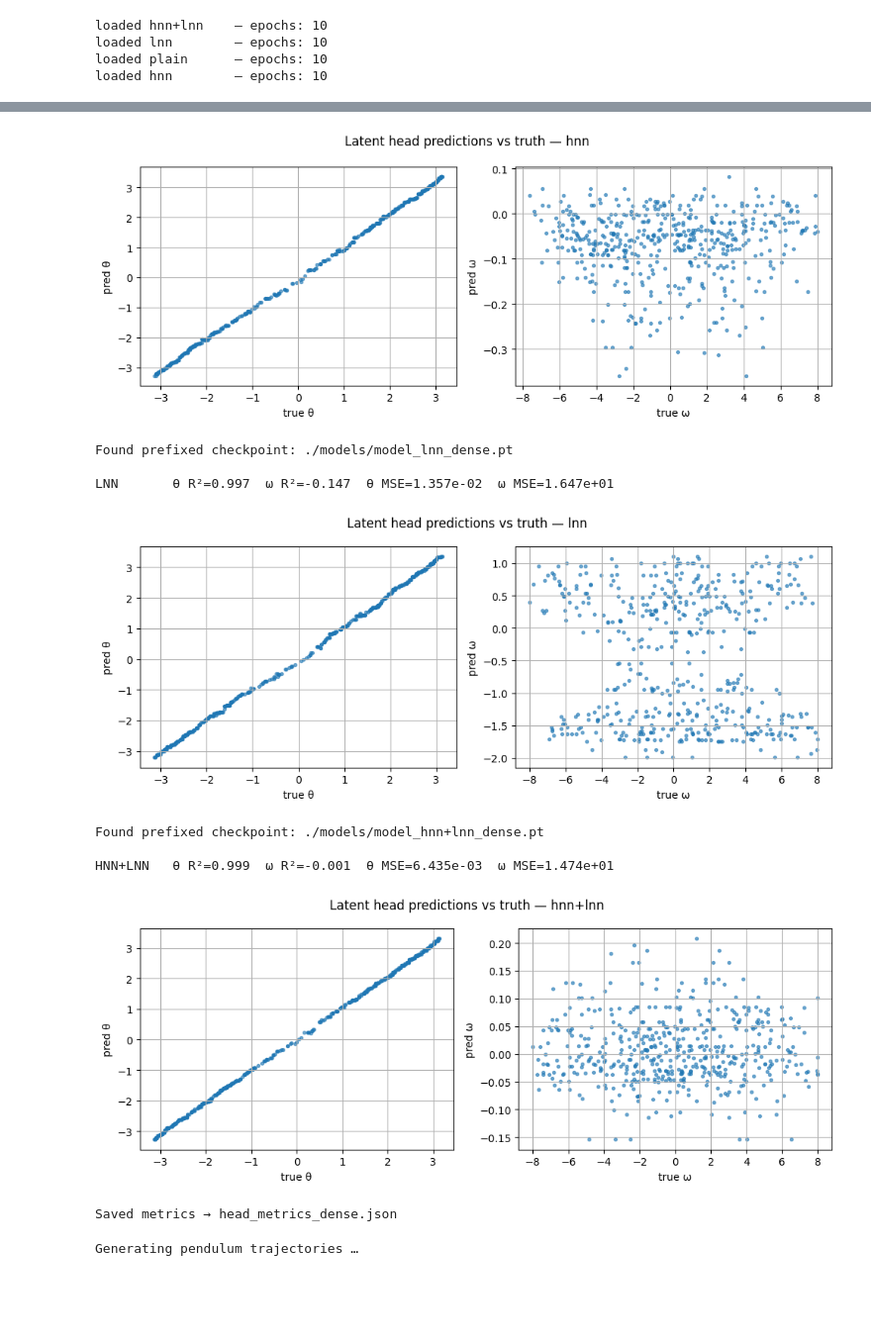
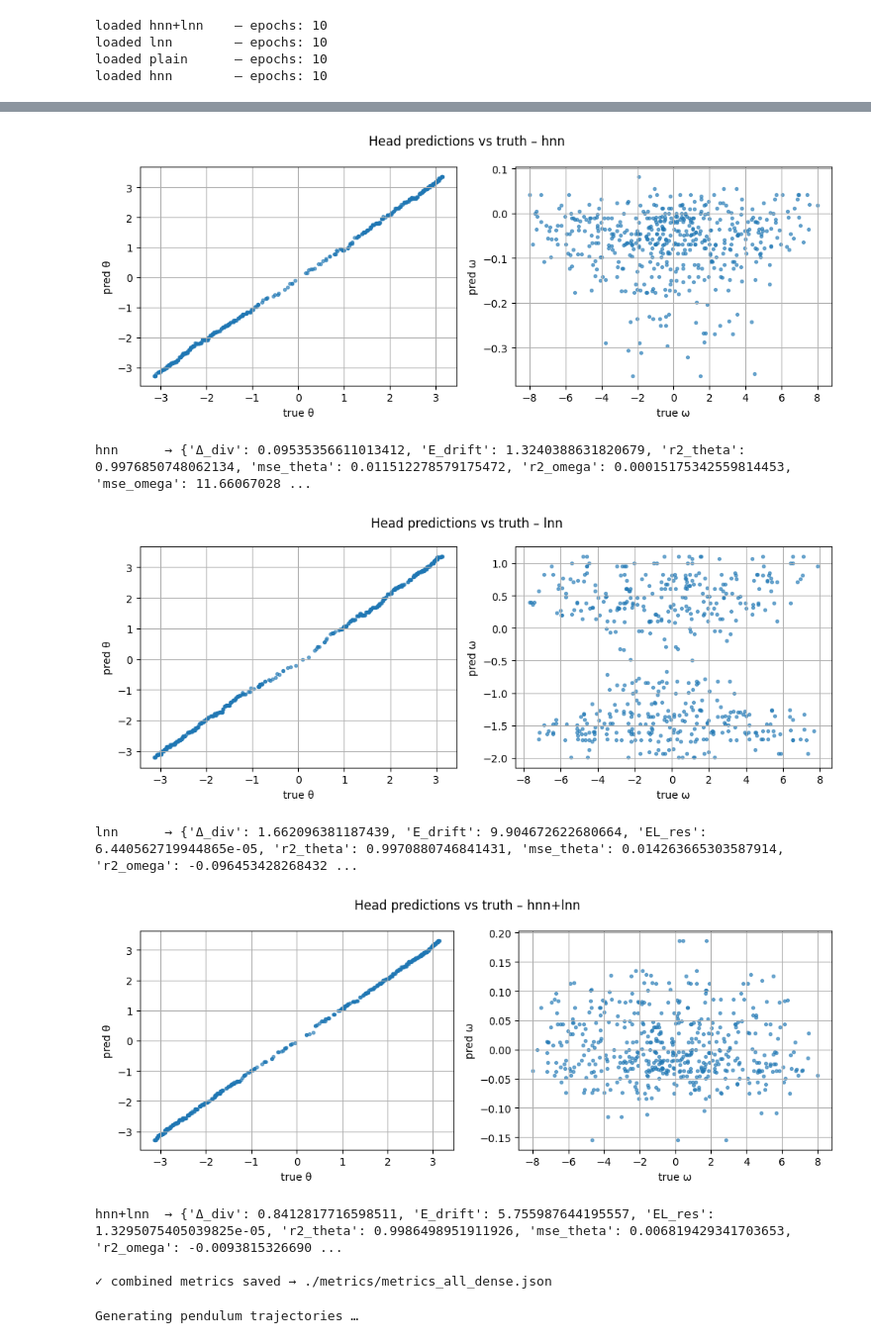
Before and after one commit to flavjoxhelollari/physics_informed_machine_learning, a Jupyter notebook: vjepa_pinn_informed_compact.ipynb, the cells around one changed output, grey strips where cells are left out. Shown at 99% size. Cells and saved outputs as stored; diff of their text form; code cells hidden in the pictures; blank space fills up the shorter version.

```diff
--- a/vjepa_pinn_informed_compact.ipynb
+++ b/vjepa_pinn_informed_compact.ipynb
@@ -97,18 +98,15 @@ for key, label in metrics_to_plot:
 # %%
 # a PendulumDataset identical to the one you used for training
-ds = PendulumDataset(num_episodes=30, episode_length=200,
+eval_ds = PendulumDataset(num_episodes=30, episode_length=200,
                          img_size=64, seq_len=3)
 
-if __name__ == "__main__":
-    modes = ["plain", "hnn", "lnn", "hnn+lnn"]
-
-    analyse_modes(
-        modes      = modes,
-        dataset    = ds,
-        model_ctor = lambda: VJEPA(embed_dim=384, depth=6, num_heads=6),
-        head_ctor  = lambda: nn.Linear(384, 2),
-        samples    = 500
-    )
+metrics = evaluate_all_modes(
+    modes        = ["plain", "hnn", "lnn", "hnn+lnn"],
+    dataset      = eval_ds,
+    cfg          = EvalConfig(),
+    combine      = 'mean',   # example: 70 % HNN, 30 % LNN
+    plot_scatter = True
+)
 # %% [output]
 Generating pendulum trajectories …
 Created 5940 windows (seq_len=3)
@@ -122,13 +115,11 @@ HNN       θ R²=0.997  ω R²=-0.001  θ MSE=1.279e-02  ω MSE=1.354e+01
-[figure, old version]
+[figure, new version]
-Found prefixed checkpoint: ./models/model_lnn_dense.pt
-
-LNN       θ R²=0.997  ω R²=-0.147  θ MSE=1.357e-02  ω MSE=1.647e+01
+hnn      → {'Δ_div': 0.09535356611013412, 'E_drift': 1.3240388631820679, 'r2_theta': 0.9976850748062134, 'mse_theta': 0.011512278579175472, 'r2_omega': 0.00015175342559814453, 'mse_omega': 11.66067028 ...
-[figure, old version]
+[figure, new version]
-Found prefixed checkpoint: ./models/model_hnn+lnn_dense.pt
-
-HNN+LNN   θ R²=0.999  ω R²=-0.001  θ MSE=6.435e-03  ω MSE=1.474e+01
+lnn      → {'Δ_div': 1.662096381187439, 'E_drift': 9.904672622680664, 'EL_res': 6.440562719944865e-05, 'r2_theta': 0.9970880746841431, 'mse_theta': 0.014263665303587914, 'r2_omega': -0.096453428268432 ...
-[figure, old version]
+[figure, new version]
-Saved metrics → head_metrics_dense.json
+hnn+lnn  → {'Δ_div': 0.8412817716598511, 'E_drift': 5.755987644195557, 'EL_res': 1.3295075405039825e-05, 'r2_theta': 0.9986498951911926, 'mse_theta': 0.006819429341703653, 'r2_omega': -0.0093815326690 ...
+
+✓ combined metrics saved → ./metrics/metrics_all_dense.json
 # %%
 # Testing the PendulumDataset
 # Create a grid of initial conditions for the pendulum
```
Also changed, not shown: parts of 4 cells of this notebook, 9 other files.
